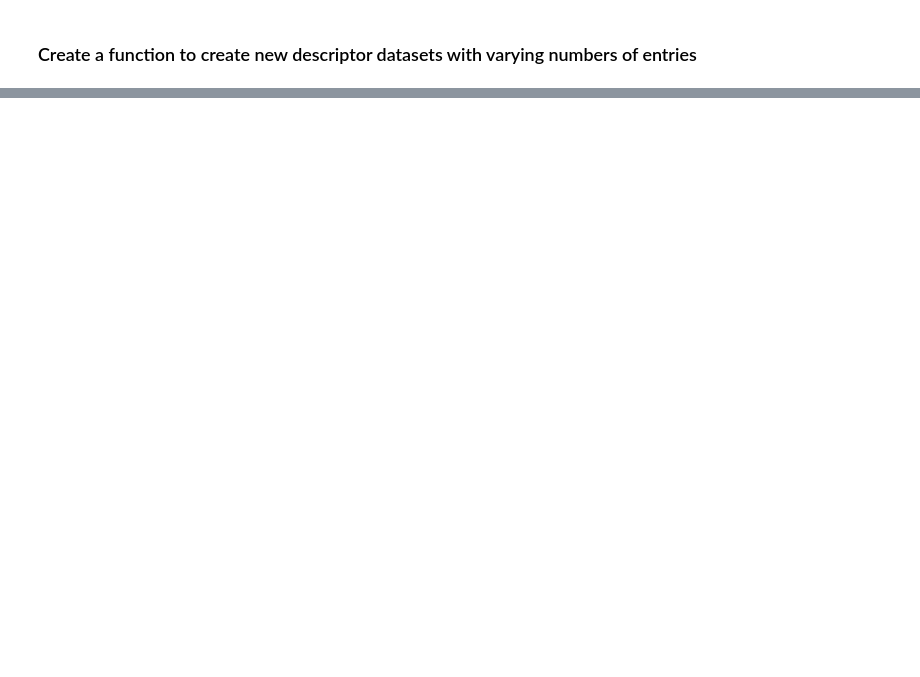
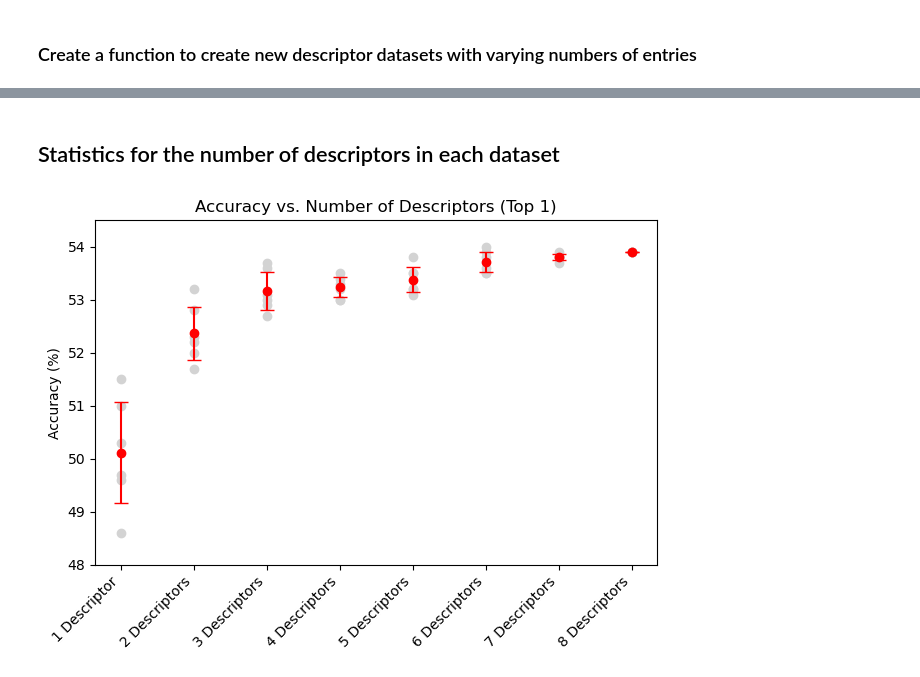
Before and after one commit to LukeHeffAI/DCLIP2, a Jupyter notebook: json_editing.ipynb, the cells around one changed output, grey strips where cells are left out. Cells and saved outputs as stored; diff of their text form; code cells hidden in the pictures; blank space fills up the shorter version.

Commit message:
Produce graphs of statistics for various experiments

```diff
--- a/json_editing.ipynb
+++ b/json_editing.ipynb
@@ -44,0 +70,42 @@ eight_desc_dict 8 {'Black-footed Albatross': ['Seabird with contrasting black an
+# %% [markdown]
+## Statistics for the number of descriptors in each dataset
+# %%
+import numpy as np
+import matplotlib.pyplot as plt
+
+descriptor_count_vs_acc_dict_top1 = {
+    "1 Descriptor": [51.5, 50.3, 49.6, 51.0, 48.6, 49.7],
+    "2 Descriptors": [52.0, 52.3, 51.7, 53.2, 52.8, 52.2],
+    "3 Descriptors": [53.6, 52.7, 53.1, 53.0, 53.7, 52.9],
+    "4 Descriptors": [53.0, 53.3, 53.5, 53.4, 53.2, 53.0],
+    "5 Descriptors": [53.5, 53.1, 53.8, 53.2, 53.5, 53.2],
+    "6 Descriptors": [53.9, 53.5, 53.6, 54.0, 53.5, 53.8],
+    "7 Descriptors": [53.8, 53.8, 53.7, 53.8, 53.8, 53.9],
+    "8 Descriptors": [53.9, 53.9, 53.9, 53.9, 53.9, 53.9]
+}
+
+# Calculate mean and standard deviation
+means = {key: np.mean(values) for key, values in descriptor_count_vs_acc_dict_top1.items()}
+std_devs = {key: np.std(values) for key, values in descriptor_count_vs_acc_dict_top1.items()}
+
+# Plotting
+fig, ax = plt.subplots()
+
+# Scatter plot for individual data points
+for key, values in descriptor_count_vs_acc_dict_top1.items():
+    ax.scatter([key]*len(values), values, color='lightgray', alpha=1)
+
+# Scatter plot for means with error bars
+ax.errorbar(list(means.keys()), list(means.values()), yerr=list(std_devs.values()), fmt='o', color='red', capsize=5)
+
+# Labels and title
+ax.set_ylabel('Accuracy (%)')
+ax.set_ylim(48, 54.5)
+ax.set_title('Accuracy vs. Number of Descriptors (Top 1)')
+ax.set_xticklabels(means.keys(), rotation=45, ha='right')
+
+# Show plot
+plt.tight_layout()
+plt.show()
+# %% [output]
+[figure, added]
```
Also changed, not shown: parts of 5 cells of this notebook.
